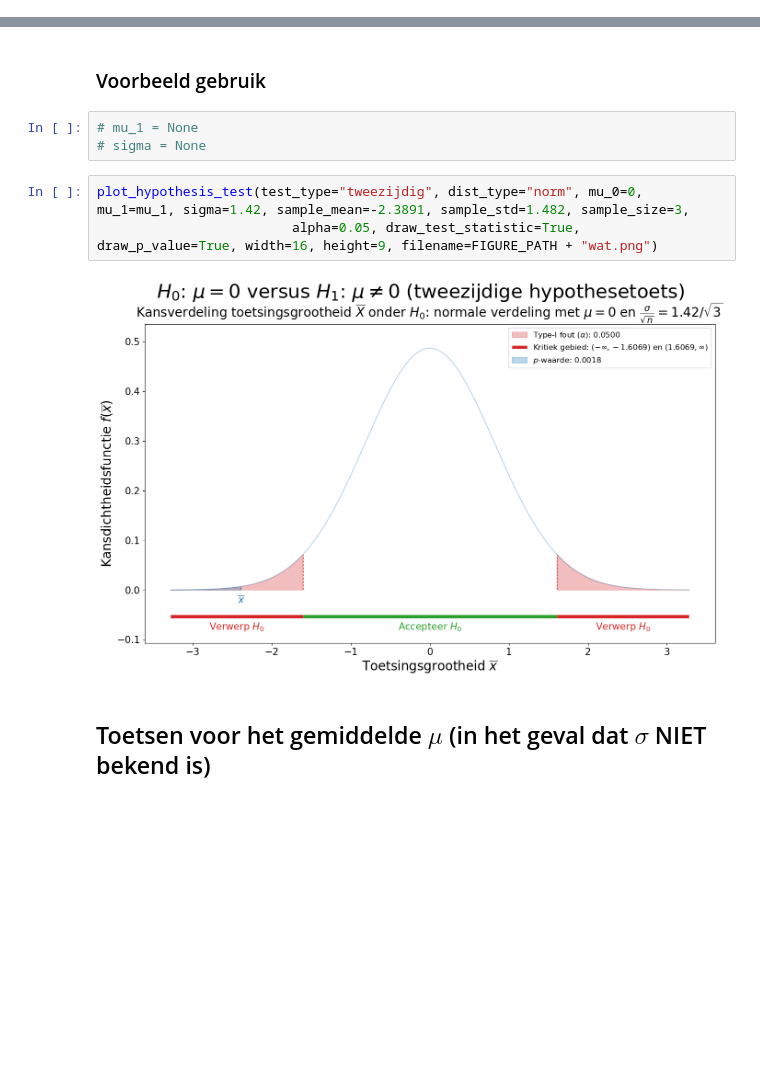
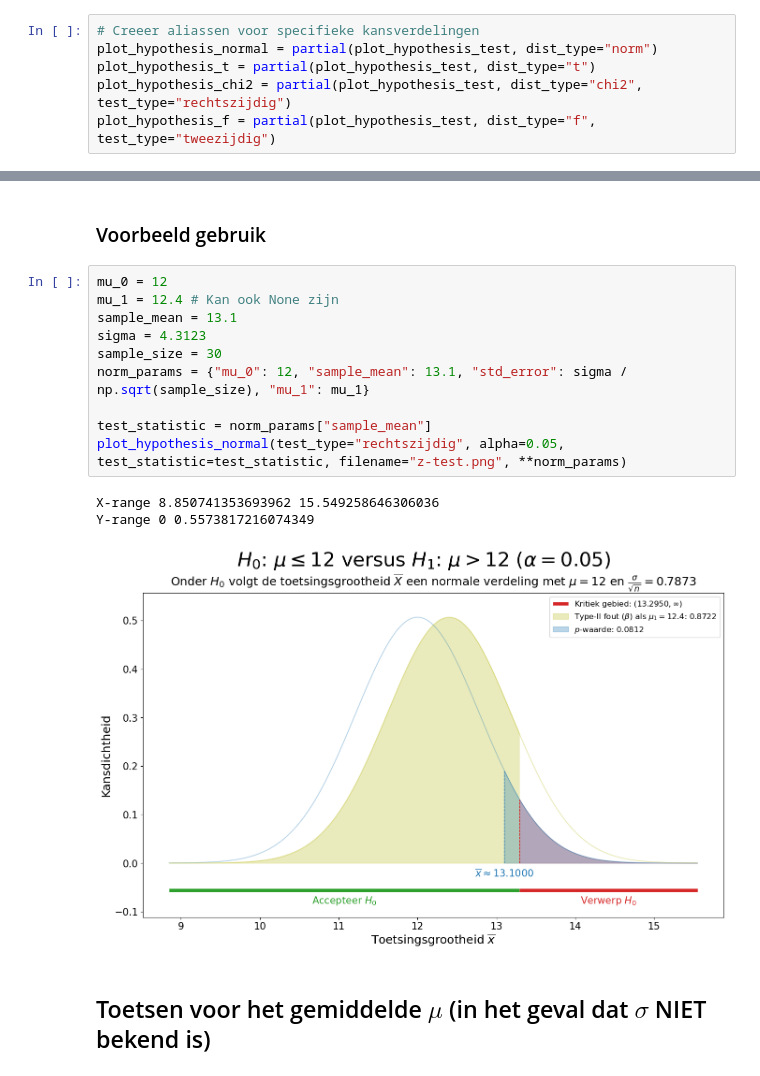
Before and after one commit to DBlom96/Statistiek, a Jupyter notebook: Python/statistics_utils/notebooks/hypothesis_testing.ipynb, the cells around one changed output, grey strips where cells are left out. Cells and saved outputs as stored; diff of their text form; blank space fills up the shorter version.

```diff
--- a/Python/statistics_utils/notebooks/hypothesis_testing.ipynb
+++ b/Python/statistics_utils/notebooks/hypothesis_testing.ipynb
@@ -182,18 +293,30 @@ def plot_hypothesis_test(test_type="tweezijdig", dist_type="norm", mu_0=0, mu_1=
     plt.xticks(fontsize=TEXT_FONT_SIZE)
     plt.yticks(fontsize=TEXT_FONT_SIZE)
     plt.savefig(filename)
+# %%
+# Creeer aliassen voor specifieke kansverdelingen
+plot_hypothesis_normal = partial(plot_hypothesis_test, dist_type="norm")
+plot_hypothesis_t = partial(plot_hypothesis_test, dist_type="t")
+plot_hypothesis_chi2 = partial(plot_hypothesis_test, dist_type="chi2", test_type="rechtszijdig")
+plot_hypothesis_f = partial(plot_hypothesis_test, dist_type="f", test_type="tweezijdig")
 # %% [markdown]
 ## Toetsen voor het gemiddelde $\mu$ (in het geval dat $\sigma$ bekend is)
 # %% [markdown]
 ### Voorbeeld gebruik
 # %%
-# mu_1 = None
-# sigma = None
+mu_0 = 12
+mu_1 = 12.4 # Kan ook None zijn
+sample_mean = 13.1
+sigma = 4.3123
+sample_size = 30
+norm_params = {"mu_0": 12, "sample_mean": 13.1, "std_error": sigma / np.sqrt(sample_size), "mu_1": mu_1}
+
+test_statistic = norm_params["sample_mean"]
+plot_hypothesis_normal(test_type="rechtszijdig", alpha=0.05, test_statistic=test_statistic, filename="z-test.png", **norm_params)
+# %% [output]
+X-range 8.850741353693962 15.549258646306036
+Y-range 0 0.5573817216074349
+[figure, added]
-# %%
-plot_hypothesis_test(test_type="tweezijdig", dist_type="norm", mu_0=0, mu_1=mu_1, sigma=1.42, sample_mean=-2.3891, sample_std=1.482, sample_size=3,
-                         alpha=0.05, draw_test_statistic=True, draw_p_value=True, width=16, height=9, filename=FIGURE_PATH + "wat.png")
-# %% [output]
-[figure, removed]
 # %% [markdown]
 ## Toetsen voor het gemiddelde $\mu$ (in het geval dat $\sigma$ NIET bekend is)
 # %% [markdown]
```
Also changed, not shown: parts of 18 cells of this notebook, 10 other files.
